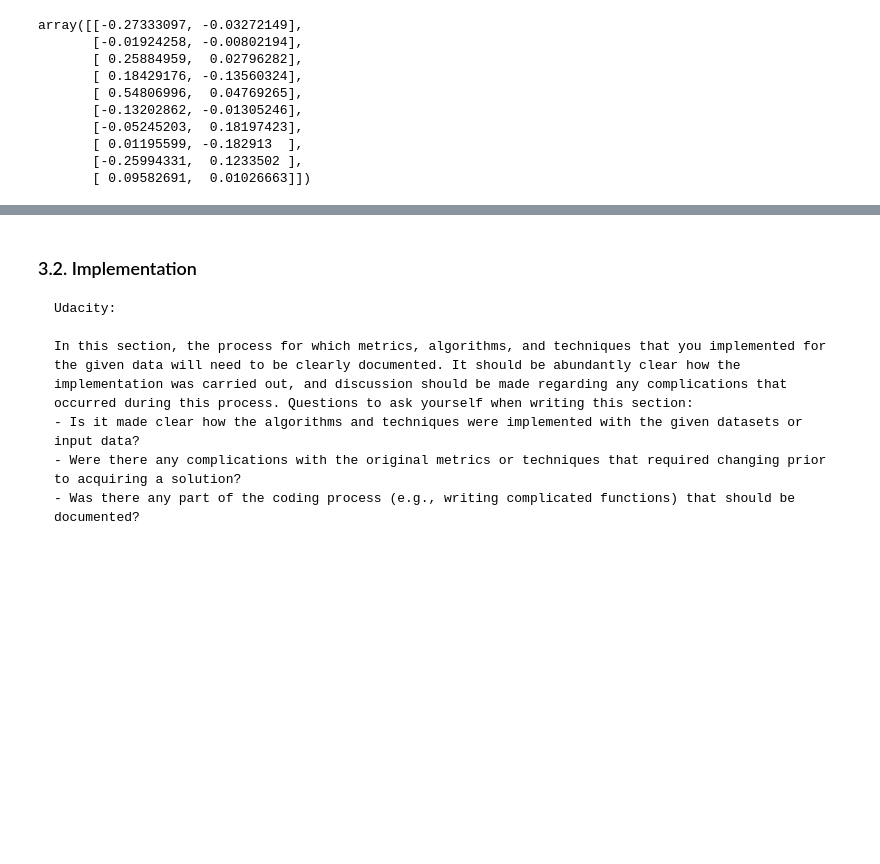
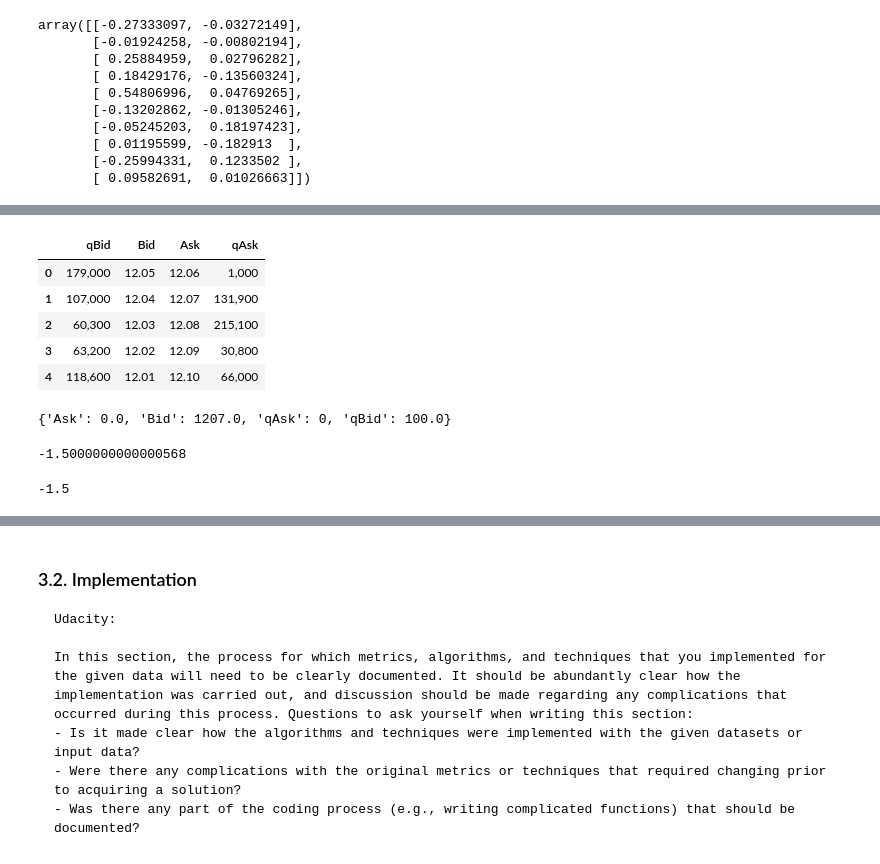
Before and after one commit to ucaiado/QLearning_Trading, a Jupyter notebook: learning_trade.ipynb, the cells around one changed output, grey strips where cells are left out. Cells and saved outputs as stored; diff of their text form; code cells hidden in the pictures; blank space fills up the shorter version.

```diff
--- a/learning_trade.ipynb
+++ b/learning_trade.ipynb
@@ -568,0 +573,7 @@ df_aux
+# %%
+e = environment.Environment()
+a = e.create_agent(agent.BasicAgent, f_min_time=3600.)
+e.set_primary_agent(a)
+
+sim = simulator.Simulator(e)
+%time sim.run(n_trials=1)
@@ -568,0 +621,9 @@ df_aux
+# %%
+sim.env.get_order_book()
+# %% [output]
+|  | qBid | Bid | Ask | qAsk |
+| 0 | 179,000 | 12.05 | 12.06 | 1,000 |
+| 1 | 107,000 | 12.04 | 12.07 | 131,900 |
+| 2 | 60,300 | 12.03 | 12.08 | 215,100 |
+| 3 | 63,200 | 12.02 | 12.09 | 30,800 |
+| 4 | 118,600 | 12.01 | 12.10 | 66,000 |
@@ -568,0 +634,12 @@ df_aux
+# %%
+my_agent.position
+# %% [output]
+{'Ask': 0.0, 'Bid': 1207.0, 'qAsk': 0, 'qBid': 100.0}
+# %%
+(12.055 - 12.07) * 100
+# %% [output]
+-1.5000000000000568
+# %%
+state['Ask'] - state['Bid'] + state['Position'] * 12.055
+# %% [output]
+-1.5
```
Also changed, not shown: parts of 19 cells of this notebook, 3 other files.
